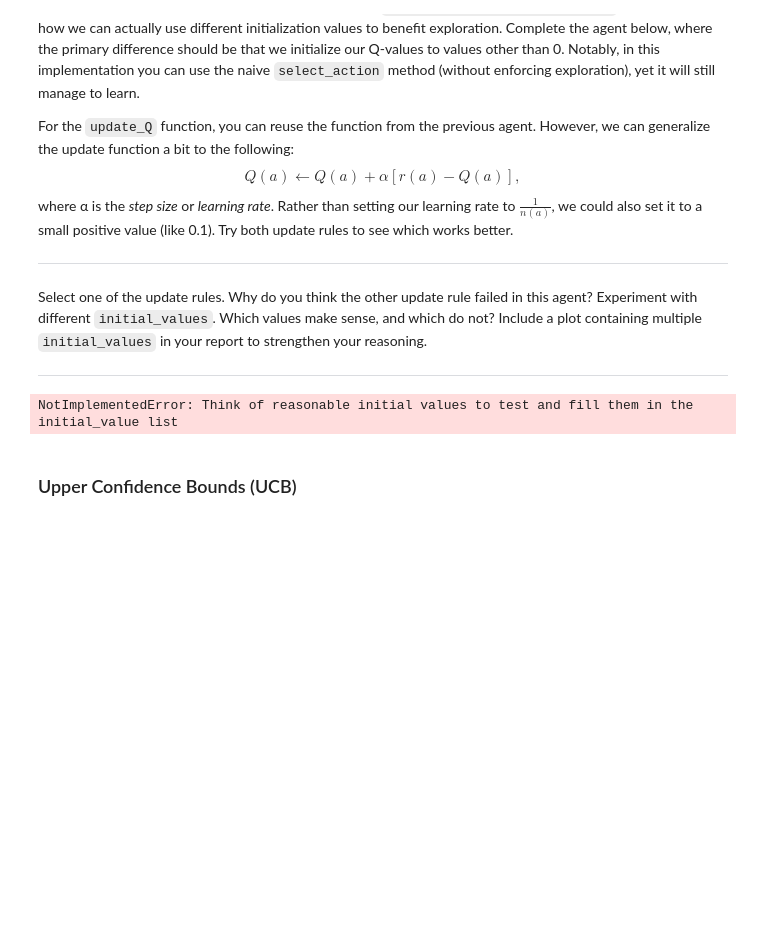
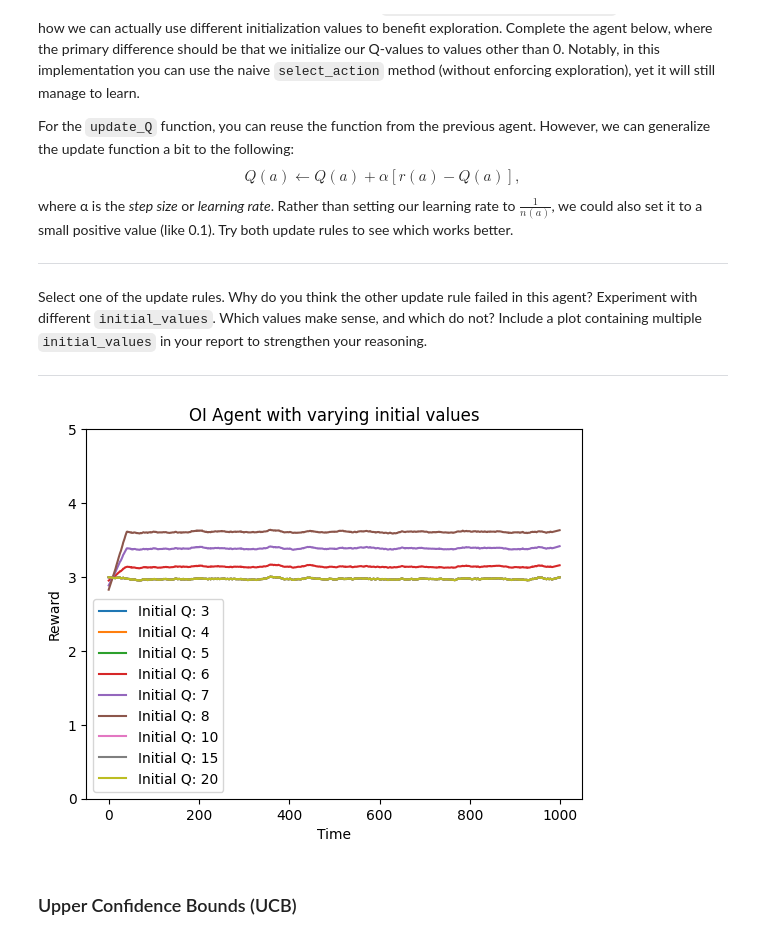
Before and after one commit to bokchoy19/intro_to_rl_assignments, a Jupyter notebook: RL_Bachelor_Assignment_1A_(2026).ipynb, the cells around one changed output. Drawn from its saved outputs; the diff is of its cells as text; code cells hidden in the pictures; blank space fills up the shorter version.

Commit message:
1A almost fonoshed except for comparison graph

```diff
--- a/RL_Bachelor_Assignment_1A_(2026).ipynb
+++ b/RL_Bachelor_Assignment_1A_(2026).ipynb
@@ -414,39 +414,42 @@ Experiment with different `initial_values`. Which values make sense, and which d
 # %%
 class OptimisticInitializationAgent(Agent):
     def __init__(self, n_actions, initial_value=0.0):
         super().__init__(n_actions) # Call parent class init
-
-        raise NotImplementedError()
+        self.Q = np.full(n_actions, initial_value)
+        self.n = np.zeros(n_actions) # <-- Action counter
 
     def select_action(self, **kwargs):
         """ Select an action """
 
         # Naive (greedy) method -- leave as is
         # This is intended (although not strictly neccesary).
         # Reason about why this still manages to learn
         action = np.argmax(self.Q)
 
         return action
 
     def update_Q(self, action, observed_reward):
         """ After performing actions, update our current knowledge """
+        # Set the new estimate to the reward we received after picking that action
+        self.n[action] += 1
+        #alfa = 1/self.n[action]
+        alfa = 0.2
+        self.Q[action] = (alfa) * (observed_reward - self.Q[action])
 
-        raise NotImplementedError()
-
-initial_values = [] # <--- Think of reasonable values to test here
+initial_values = [3,4,5,6,7,8,10,15,20] # <--- Think of reasonable values to test here
 if len(initial_values) == 0:
     raise NotImplementedError("Think of reasonable initial values to test and fill them in the initial_value list")
 
 plot = LearningCurvePlot("OI Agent with varying initial values")
 for initial_value in initial_values:
     experiment(
         plot,
         agent_class=OptimisticInitializationAgent,
         label=f"Initial Q: {initial_value}",
         initial_value=initial_value,
     )
 # %% [output]
-NotImplementedError: Think of reasonable initial values to test and fill them in the initial_value list
+[figure, added]
 # %% [markdown]
 ### Upper Confidence Bounds (UCB)
 # %% [markdown]
```
Also changed, not shown: parts of 3 cells of this notebook.
